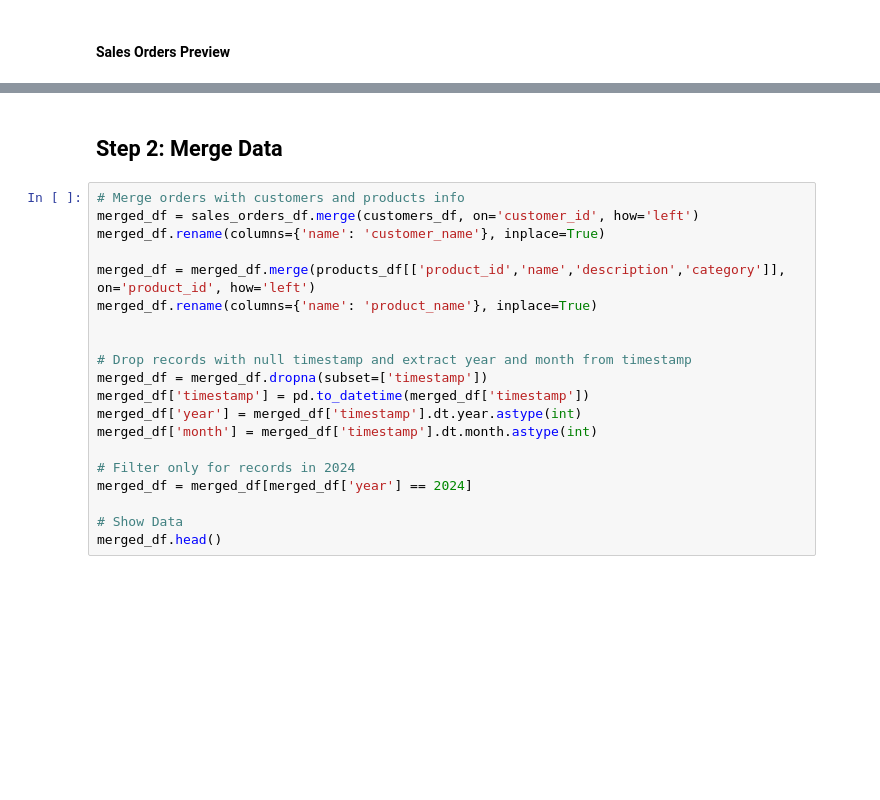
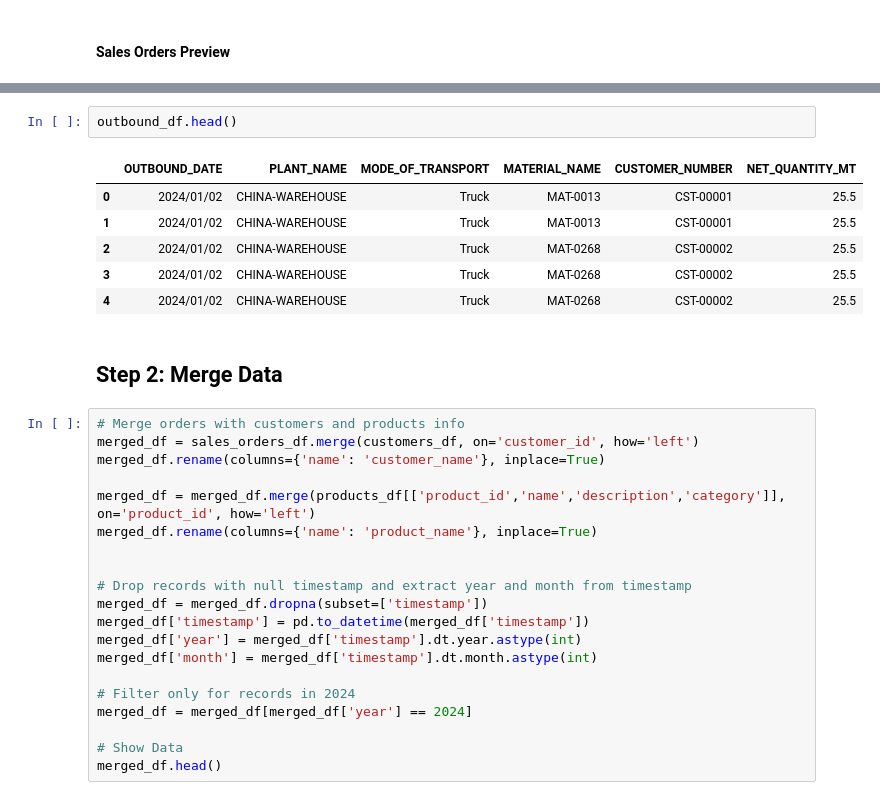
Before and after one commit to KatieMarsh/EM_Bootcathon2025, a Jupyter notebook: EDA.ipynb, the cells around one changed output, grey strips where cells are left out. Cells and saved outputs as stored; diff of their text form; blank space fills up the shorter version.

```diff
--- a/EDA.ipynb
+++ b/EDA.ipynb
@@ -52,3 +60,12 @@ sales_orders_df.head()
+# %%
+outbound_df.head()
+# %% [output]
+|  | OUTBOUND_DATE | PLANT_NAME | MODE_OF_TRANSPORT | MATERIAL_NAME | CUSTOMER_NUMBER | NET_QUANTITY_MT |
+| 0 | 2024/01/02 | CHINA-WAREHOUSE | Truck | MAT-0013 | CST-00001 | 25.5 |
+| 1 | 2024/01/02 | CHINA-WAREHOUSE | Truck | MAT-0013 | CST-00001 | 25.5 |
+| 2 | 2024/01/02 | CHINA-WAREHOUSE | Truck | MAT-0268 | CST-00002 | 25.5 |
+| 3 | 2024/01/02 | CHINA-WAREHOUSE | Truck | MAT-0268 | CST-00002 | 25.5 |
+| 4 | 2024/01/02 | CHINA-WAREHOUSE | Truck | MAT-0268 | CST-00002 | 25.5 |
 # %% [markdown]
 ## Step 2: Merge Data
 # %%
```
Also changed, not shown: parts of 8 cells of this notebook.
